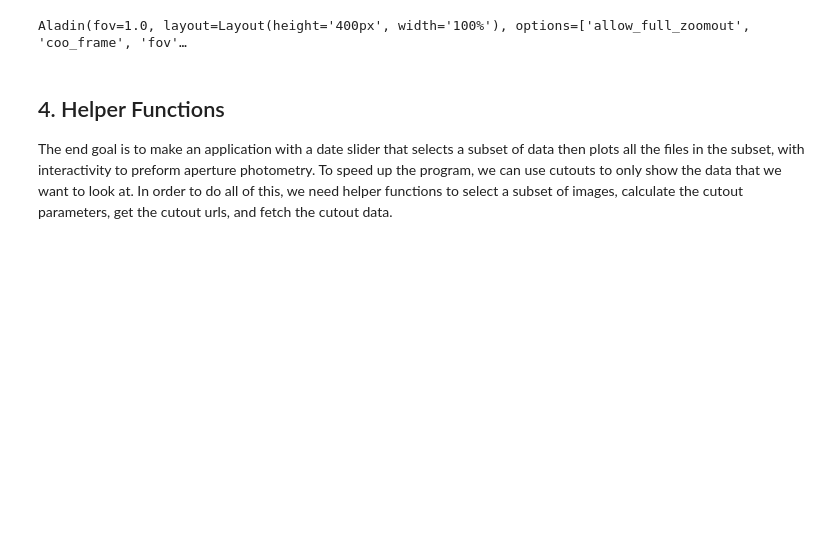
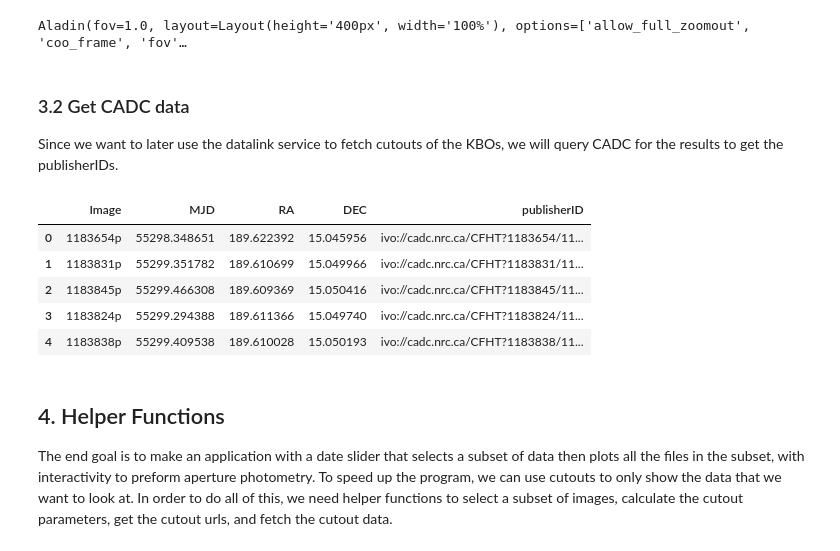
Before and after one commit to ellieb/astroquery_tutorial, a Jupyter notebook: astroquery_example_kbos.ipynb, the cells around one changed output. Saved outputs shown, nothing was run; the diff lists cells and outputs as text; code cells hidden in the pictures; blank space fills up the shorter version.

Commit message:
:zap: Update KBO tutorial to use newer astroquery functions

```diff
--- a/astroquery_example_kbos.ipynb
+++ b/astroquery_example_kbos.ipynb
@@ -46,8 +46,8 @@ params = {
     'epoch1': start_date,
     'epoch2': end_date,
     'eunits': 'arcseconds',
-    'extres': 'no', # Return the extension where the KBO can be seen in
-    'xyres': 'no', # Return the pixel X and Y position of the KBO
+    'extres': 'no',  # Return the extension where the KBO can be seen in
+    'xyres': 'no',  # Return the pixel X and Y position of the KBO
     'format': 'tsv'
 }
 base_url = 'https://www.cadc-ccda.hia-iha.nrc-cnrc.gc.ca/cadcbin/ssos/ssosclf.pl'
@@ -57,7 +57,8 @@ url = '{}?{}'.format(base_url, urlencode(params))
 data_table = pd.read_csv(url, sep='\t')
 
 # Get results with a long exposure and the g-band filter
-data_table = data_table[(data_table['Exptime'] > 100) & (data_table['Filter'] == "G.MP9401")]
+data_table = data_table[(data_table['Exptime'] > 100)
+                        & (data_table['Filter'] == "G.MP9401")]
 
 data_table
 # %% [output]
@@ -71,7 +72,8 @@ data_table
 ### 3.1 Aladin Widget
 To show the location of the SSOIS results, we can use the interactive widget provided by Aladin. This widget has much more functionality that can be explored in the [jupyter notebooks on the ipyaladin github](https://github.com/cds-astro/ipyaladin/tree/master/examples).
 # %%
-from astropy.table import Table
+import numpy as np
+from astropy.table import Column, Table
 from ipywidgets import Layout
 
 from ipyaladin import Aladin
@@ -80,15 +82,49 @@ from ipyaladin import Aladin
 table = Table.from_pandas(data_table)
 table.rename_column('Object_RA', 'RA')
 table.rename_column('Object_Dec', 'DEC')
+table.rename_column('Telescope/Instrument', 'Telescope_Instrument')
+table['Image'] = Column(data=data_table['Image'],
+                        name='Image',
+                        dtype=np.dtype('S10'))
 
 target_pos = '{} {}'.format(table[0]['RA'], table[0]['DEC'])
 
 # Display the widget and add the table
-aladin = Aladin(target=target_pos, layout=Layout(width='100%', height='400px'), fov=1)
+aladin = Aladin(target=target_pos,
+                layout=Layout(width='100%', height='400px'),
+                fov=1)
 display(aladin)
 aladin.add_table(table)
 # %% [output]
 Aladin(fov=1.0, layout=Layout(height='400px', width='100%'), options=['allow_full_zoomout', 'coo_frame', 'fov'…
+# %% [markdown]
+### 3.2 Get CADC data
+Since we want to later use the datalink service to fetch cutouts of the KBOs, we will query CADC for the results to get the publisherIDs.
+# %%
+from astroquery.cadc import Cadc
+
+cadc = Cadc()
+
+cadc_results = cadc.exec_sync('''SELECT upload_table.*, Plane.publisherID
+FROM tap_upload.upload_table AS upload_table
+JOIN caom2.Plane AS Plane ON Plane.productID = upload_table.Image
+JOIN caom2.Observation AS Observation ON Plane.obsID = Observation.obsID ''',
+                              uploads={'upload_table': table[['Image', 'MJD', 'RA', 'DEC']]})
+
+cadc_table = cadc_results.to_pandas()
+str_results = cadc_table[['Image', 'publisherID']
+                         ].stack().str.decode('utf-8').unstack()
+for col in str_results:
+    cadc_table[col] = str_results[col]
+
+cadc_table
+# %% [output]
+|  | Image | MJD | RA | DEC | publisherID |
+| 0 | 1183654p | 55298.348651 | 189.622392 | 15.045956 | ivo://cadc.nrc.ca/CFHT?1183654/11... |
+| 1 | 1183831p | 55299.351782 | 189.610699 | 15.049966 | ivo://cadc.nrc.ca/CFHT?1183831/11... |
+| 2 | 1183845p | 55299.466308 | 189.609369 | 15.050416 | ivo://cadc.nrc.ca/CFHT?1183845/11... |
+| 3 | 1183824p | 55299.294388 | 189.611366 | 15.049740 | ivo://cadc.nrc.ca/CFHT?1183824/11... |
+| 4 | 1183838p | 55299.409538 | 189.610028 | 15.050193 | ivo://cadc.nrc.ca/CFHT?1183838/11... |
 # %% [markdown]
 ## 4. Helper Functions
 The end goal is to make an application with a date slider that selects a subset of data then plots all the files in the subset, with interactivity to preform aperture photometry. To speed up the program, we can use cutouts to only show the data that we want to look at. In order to do all of this, we need helper functions to select a subset of images, calculate the cutout parameters, get the cutout urls, and fetch the cutout data.
```
Also changed, not shown: parts of 3 cells of this notebook.
